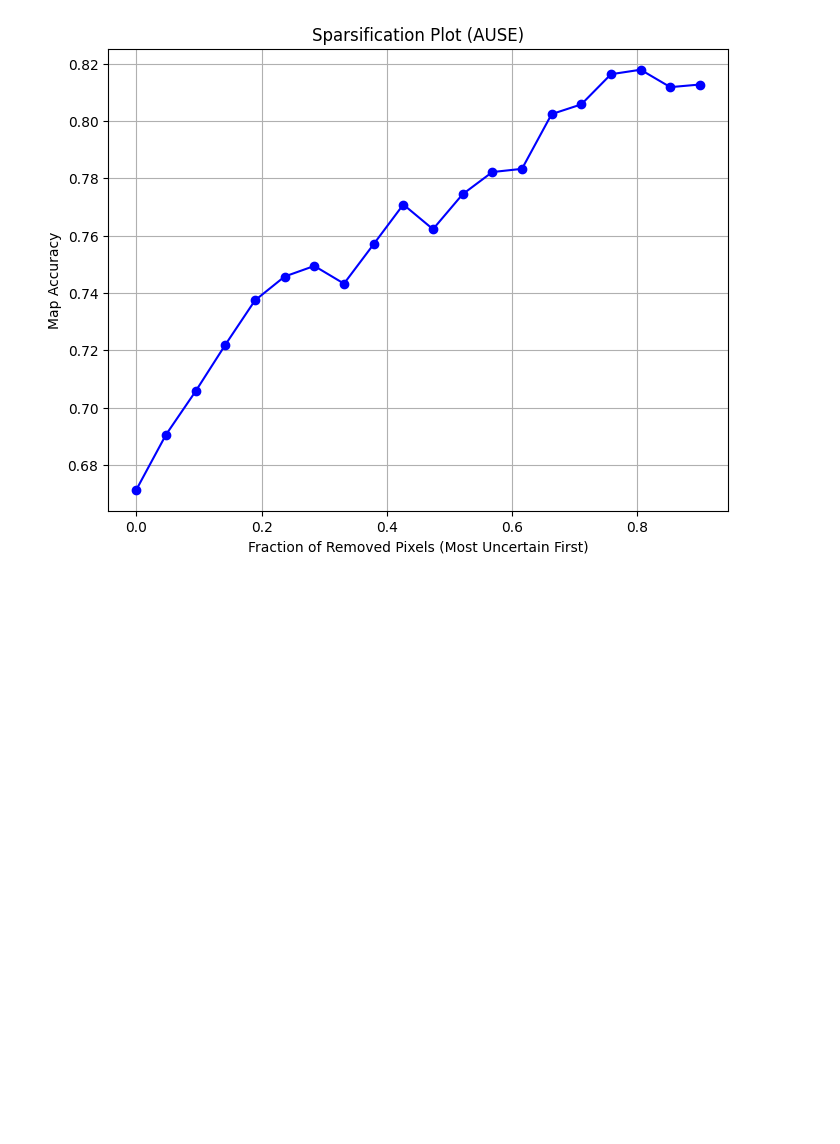
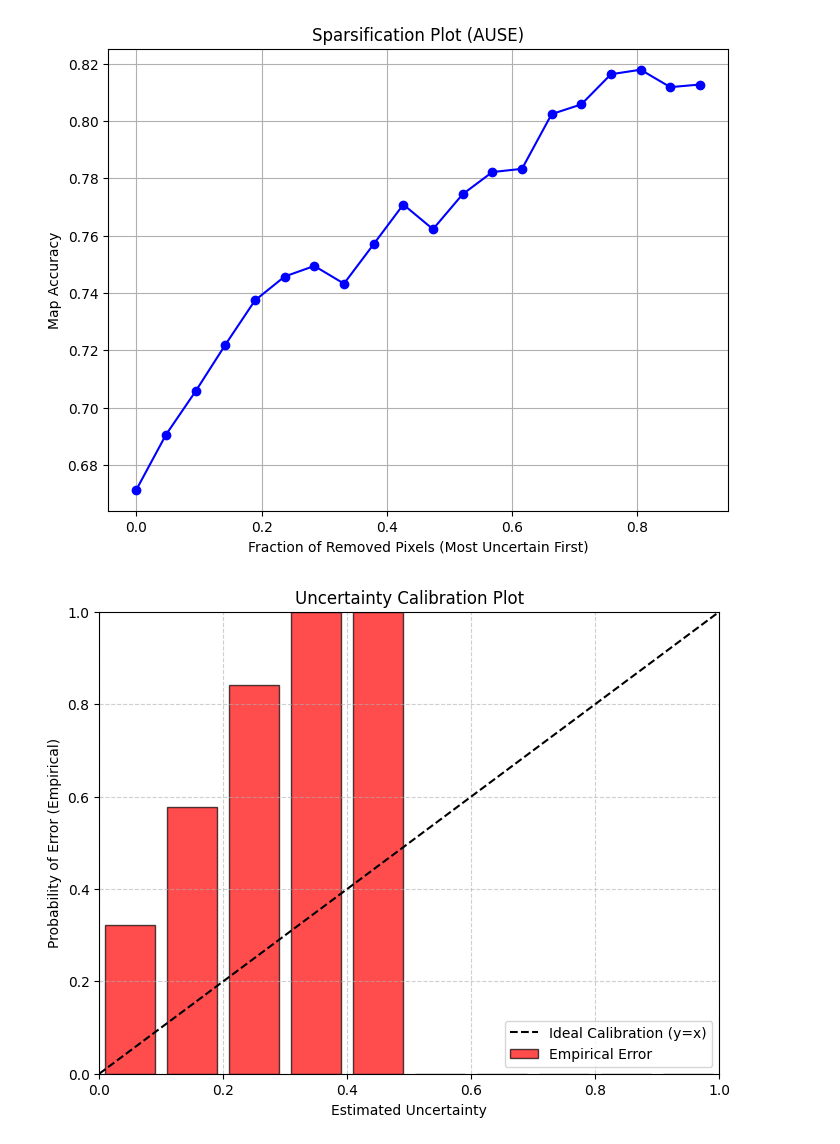
Before and after one commit to xzy2022/EvSemMap, a Jupyter notebook: notebbooks/03_Uncertainty_Calculation.ipynb, the cells around one changed output. Drawn from its saved outputs; the diff is of its cells as text; code cells hidden in the pictures; blank space fills up the shorter version.

```diff
--- a/notebbooks/03_Uncertainty_Calculation.ipynb
+++ b/notebbooks/03_Uncertainty_Calculation.ipynb
@@ -941,3 +941,76 @@ plt.show()
 === 步骤 1: 准备 Ground Truth 数据 ===
 正在加载 GT 地图 (Frames 0 - 10, stride=1)...
 [figure]
+# %%
+import numpy as np
+import matplotlib.pyplot as plt
+from scipy.spatial import cKDTree
+
+def plot_uncertainty_calibration(pred_map_points, pred_labels, pred_uncs, gt_points, gt_labels):
+    """
+    绘制不确定性校准图 (Calibration Plot)
+    x轴: 预测的不确定性区间
+    y轴: 该区间内的实际错误率 (Empirical Error Rate)
+    """
+
+    # 1. 找到每个预测点对应的 GT (补全的逻辑)
+    tree = cKDTree(gt_points)
+    # distance_upper_bound 设为 0.5 (根据你的数据尺度调整，通常与体素大小一致)
+    dists, indices = tree.query(pred_map_points, k=1, distance_upper_bound=0.5)
+
+    valid_mask = dists <= 0.5
+
+    # 提取有效的预测和GT
+    y_pred = pred_labels[valid_mask]
+    y_true = gt_labels[indices[valid_mask]]
+    u_vals = pred_uncs[valid_mask]
+
+    # 2. 判断每个点是否预测错误 (Error = 1, Correct = 0)
+    errors = (y_pred != y_true).astype(int)
+
+    # 3. 将不确定性分桶 (Binning)
+    # 假设不确定性范围在 [0, 1] 之间
+    n_bins = 10
+    bins = np.linspace(0, 1.0, n_bins + 1)
+    bin_centers = (bins[:-1] + bins[1:]) / 2
+
+    prob_error_in_bin = []
+
+    for i in range(len(bins)-1):
+        # 找到落在当前不确定性区间的点
+        mask = (u_vals >= bins[i]) & (u_vals < bins[i+1])
+
+        if np.sum(mask) > 0:
+            # 计算该区间的平均错误率 (即: 错误样本数 / 总样本数)
+            avg_err = np.mean(errors[mask])
+            prob_error_in_bin.append(avg_err)
+        else:
+            # 如果该区间没有点，设为0 (或者 np.nan)
+            prob_error_in_bin.append(0)
+
+    # 4. 绘图
+    plt.figure(figsize=(8, 6))
+
+    # 绘制柱状图
+    plt.bar(bin_centers, prob_error_in_bin, width=1.0/n_bins * 0.8, alpha=0.7, color='red', edgecolor='black', label='Empirical Error')
+
+    # 绘制理想参考线 (Ideal Calibration: y = x)
+    # 如果不确定性完全校准，预测的 Uncertainty 应该等于实际的 Error Rate
+    plt.plot([0, 1], [0, 1], 'k--', label='Ideal Calibration (y=x)')
+
+    plt.xlabel('Estimated Uncertainty')
+    plt.ylabel('Probability of Error (Empirical)')
+    plt.title('Uncertainty Calibration Plot')
+    plt.xlim(0, 1)
+    plt.ylim(0, 1)
+    plt.legend()
+    plt.grid(True, linestyle='--', alpha=0.6)
+    plt.show()
+
+# === 调用第二个绘图函数 ===
+# 假设变量名与上一段代码一致:
+# map_points, map_labels, map_uncs 为预测结果
+# gt_points_all, gt_labels_all 为真值
+plot_uncertainty_calibration(map_points, map_labels, map_uncs, gt_points_all, gt_labels_all)
+# %% [output]
+[figure, added]
```
